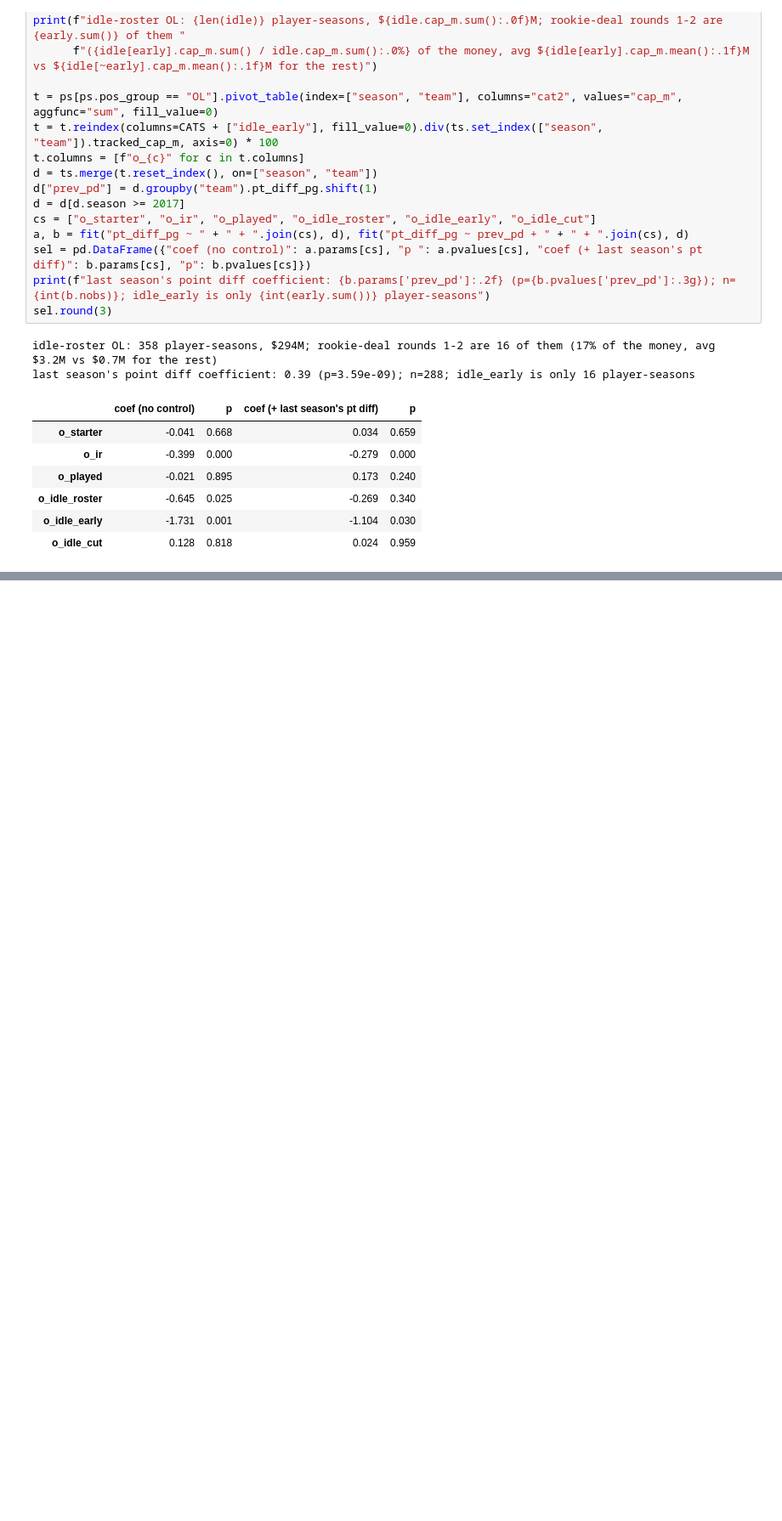
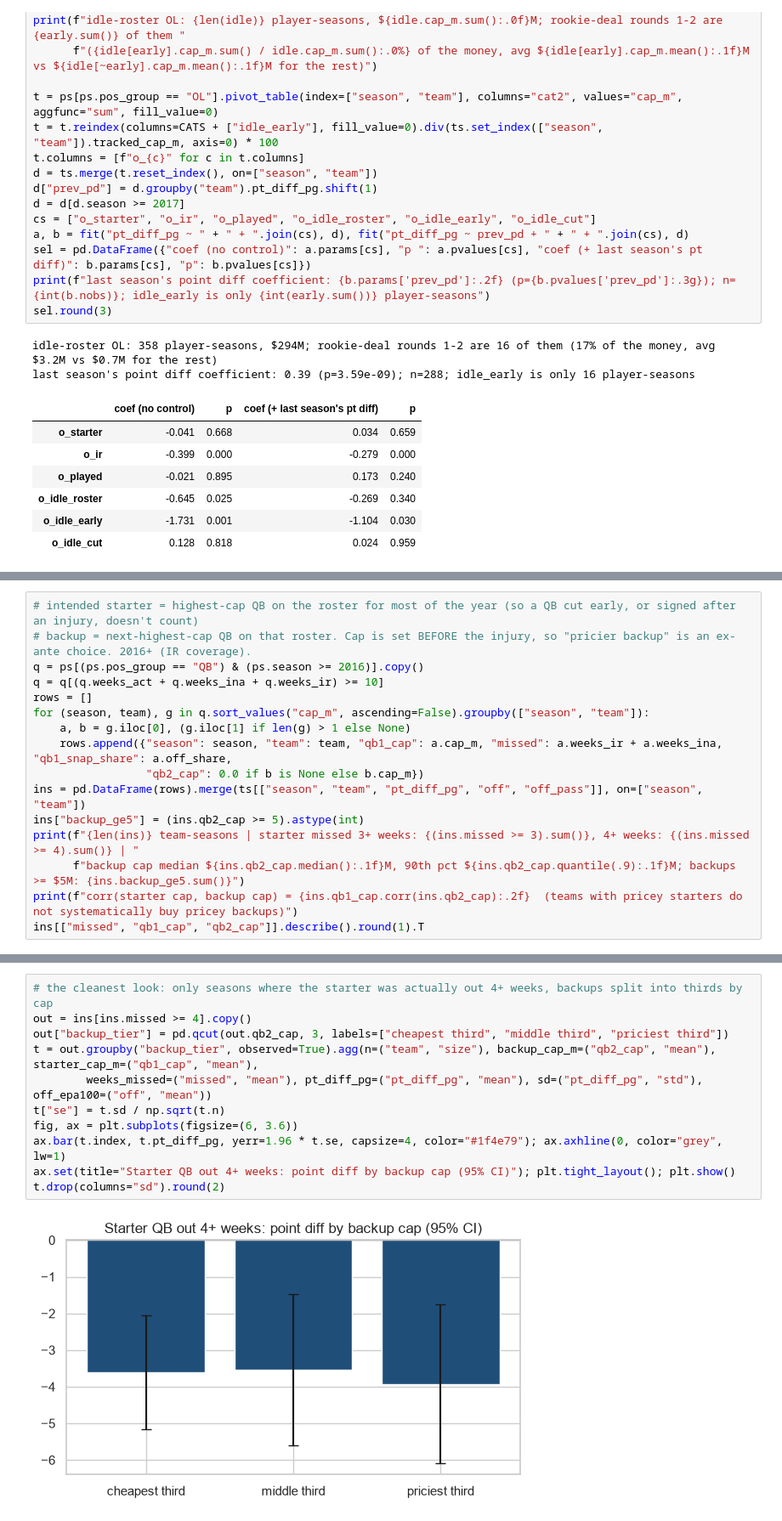
Before and after one commit to noahfighter883/nfl-position-value, a Jupyter notebook: analysis.ipynb, the cells around one changed output, grey strips where cells are left out. Shown at 85% size. Drawn from its saved outputs; the diff is of its cells as text; blank space fills up the shorter version.

Commit message:
Add insurance question: do pricier backup QBs cushion starter injuries?
Co-Authored-By: Claude Sonnet 5.5 <noreply@anthropic.com>

```diff
--- a/analysis.ipynb
+++ b/analysis.ipynb
@@ -633,0 +651,16 @@ last season's point diff coefficient: 0.39 (p=3.59e-09); n=288; idle_early is on
+# %%
+# intended starter = highest-cap QB on the roster for most of the year (so a QB cut early, or signed after an injury, doesn't count)
+# backup = next-highest-cap QB on that roster. Cap is set BEFORE the injury, so "pricier backup" is an ex-ante choice. 2016+ (IR coverage).
+q = ps[(ps.pos_group == "QB") & (ps.season >= 2016)].copy()
+q = q[(q.weeks_act + q.weeks_ina + q.weeks_ir) >= 10]
+rows = []
+for (season, team), g in q.sort_values("cap_m", ascending=False).groupby(["season", "team"]):
+    a, b = g.iloc[0], (g.iloc[1] if len(g) > 1 else None)
+    rows.append({"season": season, "team": team, "qb1_cap": a.cap_m, "missed": a.weeks_ir + a.weeks_ina, "qb1_snap_share": a.off_share,
+                 "qb2_cap": 0.0 if b is None else b.cap_m})
+ins = pd.DataFrame(rows).merge(ts[["season", "team", "pt_diff_pg", "off", "off_pass"]], on=["season", "team"])
+ins["backup_ge5"] = (ins.qb2_cap >= 5).astype(int)
+print(f"{len(ins)} team-seasons | starter missed 3+ weeks: {(ins.missed >= 3).sum()}, 4+ weeks: {(ins.missed >= 4).sum()} | "
+      f"backup cap median ${ins.qb2_cap.median():.1f}M, 90th pct ${ins.qb2_cap.quantile(.9):.1f}M; backups >= $5M: {ins.backup_ge5.sum()}")
+print(f"corr(starter cap, backup cap) = {ins.qb1_cap.corr(ins.qb2_cap):.2f}  (teams with pricey starters do not systematically buy pricey backups)")
+ins[["missed", "qb1_cap", "qb2_cap"]].describe().round(1).T
@@ -633,0 +705,13 @@ last season's point diff coefficient: 0.39 (p=3.59e-09); n=288; idle_early is on
+# %%
+# the cleanest look: only seasons where the starter was actually out 4+ weeks, backups split into thirds by cap
+out = ins[ins.missed >= 4].copy()
+out["backup_tier"] = pd.qcut(out.qb2_cap, 3, labels=["cheapest third", "middle third", "priciest third"])
+t = out.groupby("backup_tier", observed=True).agg(n=("team", "size"), backup_cap_m=("qb2_cap", "mean"), starter_cap_m=("qb1_cap", "mean"),
+        weeks_missed=("missed", "mean"), pt_diff_pg=("pt_diff_pg", "mean"), sd=("pt_diff_pg", "std"), off_epa100=("off", "mean"))
+t["se"] = t.sd / np.sqrt(t.n)
+fig, ax = plt.subplots(figsize=(6, 3.6))
+ax.bar(t.index, t.pt_diff_pg, yerr=1.96 * t.se, capsize=4, color="#1f4e79"); ax.axhline(0, color="grey", lw=1)
+ax.set(title="Starter QB out 4+ weeks: point diff by backup cap (95% CI)"); plt.tight_layout(); plt.show()
+t.drop(columns="sd").round(2)
+# %% [output]
+[figure, added]
```
Also changed, not shown: parts of 6 cells of this notebook, 1 other file.
